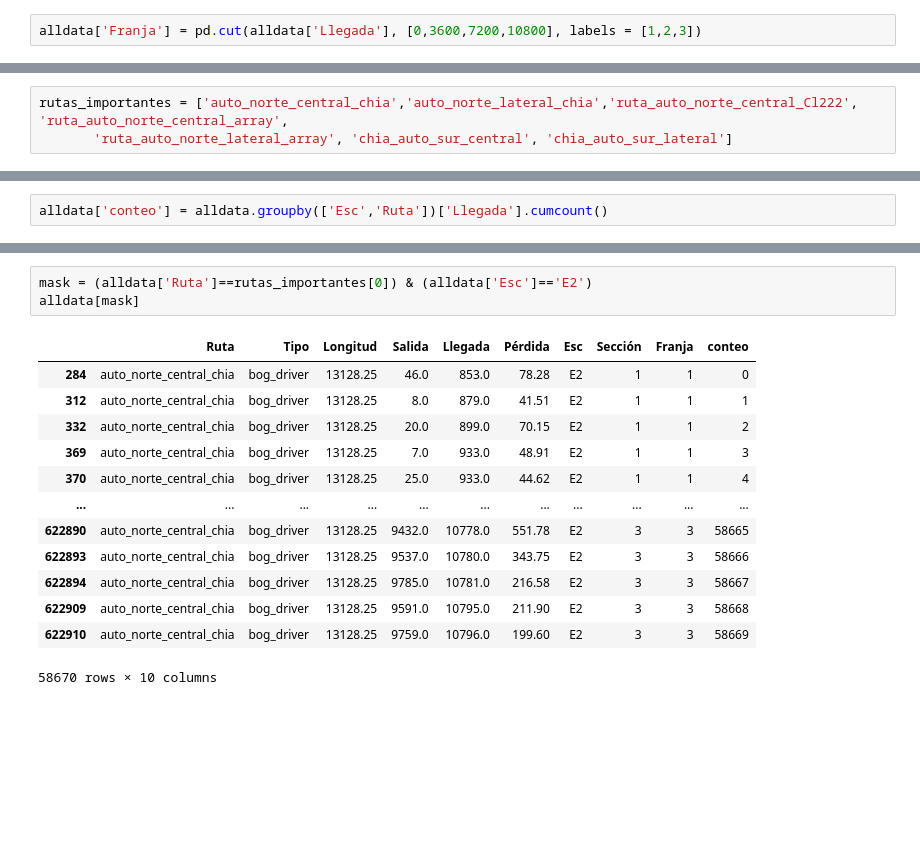
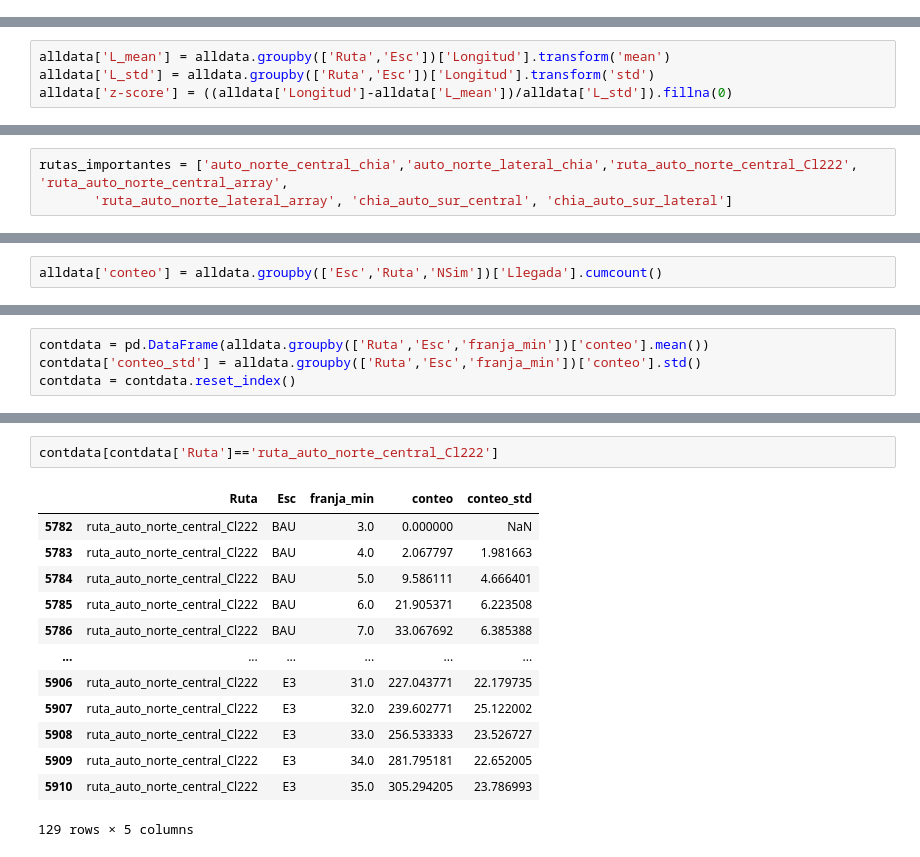
Before and after one commit to miguel-uribe/autonorte_sumo, a Jupyter notebook: AutoNorte/times.ipynb, the cells around one changed output, grey strips where cells are left out. Saved outputs shown, nothing was run; the diff lists cells and outputs as text; blank space fills up the shorter version.

```diff
--- a/AutoNorte/times.ipynb
+++ b/AutoNorte/times.ipynb
@@ -51,5 +56,3 @@ for i in range(1,6):
     data = loadTripData(root)
     data['Esc'] = 'E%d'%i
     alldata = pd.concat([alldata,data])
-# %%
-alldata['Franja'] = pd.cut(alldata['Llegada'], [0,3600,7200,10800], labels = [1,2,3])
@@ -71,0 +84,4 @@ alldata
+# %%
+alldata['L_mean'] = alldata.groupby(['Ruta','Esc'])['Longitud'].transform('mean')
+alldata['L_std'] = alldata.groupby(['Ruta','Esc'])['Longitud'].transform('std')
+alldata['z-score'] = ((alldata['Longitud']-alldata['L_mean'])/alldata['L_std']).fillna(0)
@@ -113,2 +148,2 @@ sns.histplot(data = alldata[mask], x = 'Pérdida', hue = 'Esc')
 # %%
-alldata['conteo'] = alldata.groupby(['Esc','Ruta'])['Llegada'].cumcount()
+alldata['conteo'] = alldata.groupby(['Esc','Ruta','NSim'])['Llegada'].cumcount()
@@ -119,0 +150,4 @@ sns.scatterplot(data = alldata[mask], x = 'Llegada', y= 'conteo', hue = 'Esc')
+# %%
+contdata = pd.DataFrame(alldata.groupby(['Ruta','Esc','franja_min'])['conteo'].mean())
+contdata['conteo_std'] = alldata.groupby(['Ruta','Esc','franja_min'])['conteo'].std()
+contdata = contdata.reset_index()
@@ -120,17 +160,16 @@ sns.scatterplot(data = alldata[mask], x = 'Llegada', y= 'conteo', hue = 'Esc')
 # %%
-mask = (alldata['Ruta']==rutas_importantes[0]) & (alldata['Esc']=='E2')
-alldata[mask]
+contdata[contdata['Ruta']=='ruta_auto_norte_central_Cl222']
 # %% [output]
-|  | Ruta | Tipo | Longitud | Salida | Llegada | Pérdida | Esc | Sección | Franja | conteo |
-| 284 | auto_norte_central_chia | bog_driver | 13128.25 | 46.0 | 853.0 | 78.28 | E2 | 1 | 1 | 0 |
-| 312 | auto_norte_central_chia | bog_driver | 13128.25 | 8.0 | 879.0 | 41.51 | E2 | 1 | 1 | 1 |
-| 332 | auto_norte_central_chia | bog_driver | 13128.25 | 20.0 | 899.0 | 70.15 | E2 | 1 | 1 | 2 |
-| 369 | auto_norte_central_chia | bog_driver | 13128.25 | 7.0 | 933.0 | 48.91 | E2 | 1 | 1 | 3 |
-| 370 | auto_norte_central_chia | bog_driver | 13128.25 | 25.0 | 933.0 | 44.62 | E2 | 1 | 1 | 4 |
-| ... | ... | ... | ... | ... | ... | ... | ... | ... | ... | ... |
-| 622890 | auto_norte_central_chia | bog_driver | 13128.25 | 9432.0 | 10778.0 | 551.78 | E2 | 3 | 3 | 58665 |
-| 622893 | auto_norte_central_chia | bog_driver | 13128.25 | 9537.0 | 10780.0 | 343.75 | E2 | 3 | 3 | 58666 |
-| 622894 | auto_norte_central_chia | bog_driver | 13128.25 | 9785.0 | 10781.0 | 216.58 | E2 | 3 | 3 | 58667 |
-| 622909 | auto_norte_central_chia | bog_driver | 13128.25 | 9591.0 | 10795.0 | 211.90 | E2 | 3 | 3 | 58668 |
-| 622910 | auto_norte_central_chia | bog_driver | 13128.25 | 9759.0 | 10796.0 | 199.60 | E2 | 3 | 3 | 58669 |
+|  | Ruta | Esc | franja_min | conteo | conteo_std |
+| 5782 | ruta_auto_norte_central_Cl222 | BAU | 3.0 | 0.000000 | NaN |
+| 5783 | ruta_auto_norte_central_Cl222 | BAU | 4.0 | 2.067797 | 1.981663 |
+| 5784 | ruta_auto_norte_central_Cl222 | BAU | 5.0 | 9.586111 | 4.666401 |
+| 5785 | ruta_auto_norte_central_Cl222 | BAU | 6.0 | 21.905371 | 6.223508 |
+| 5786 | ruta_auto_norte_central_Cl222 | BAU | 7.0 | 33.067692 | 6.385388 |
+| ... | ... | ... | ... | ... | ... |
+| 5906 | ruta_auto_norte_central_Cl222 | E3 | 31.0 | 227.043771 | 22.179735 |
+| 5907 | ruta_auto_norte_central_Cl222 | E3 | 32.0 | 239.602771 | 25.122002 |
+| 5908 | ruta_auto_norte_central_Cl222 | E3 | 33.0 | 256.533333 | 23.526727 |
+| 5909 | ruta_auto_norte_central_Cl222 | E3 | 34.0 | 281.795181 | 22.652005 |
+| 5910 | ruta_auto_norte_central_Cl222 | E3 | 35.0 | 305.294205 | 23.786993 |
-58670 rows × 10 columns
+129 rows × 5 columns
```
Also changed, not shown: parts of 22 cells of this notebook, 27 other files.
